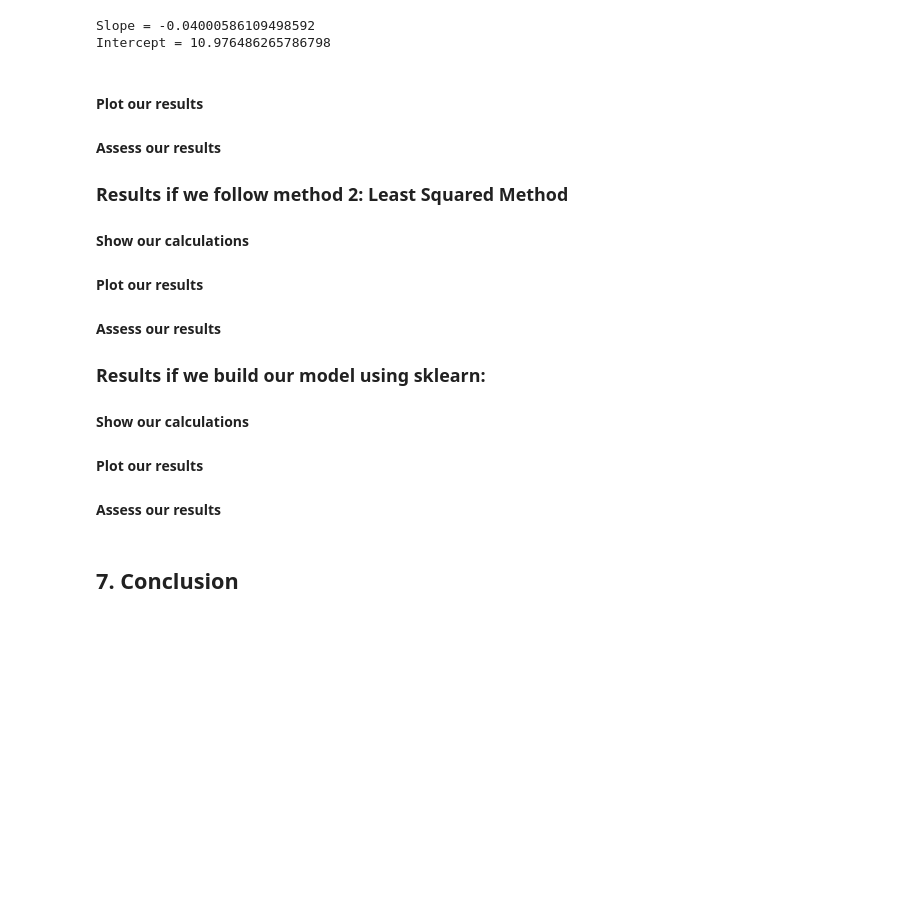
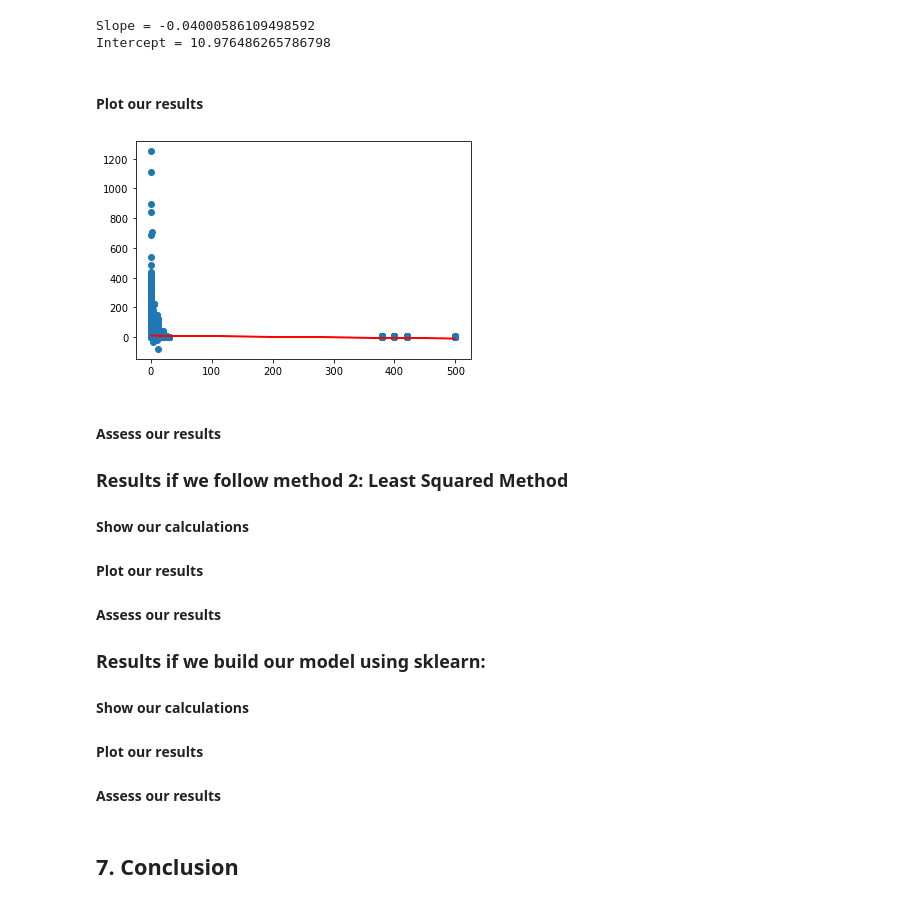
Before and after one commit to lkrump7/regression-apples-predict-api-template, a Jupyter notebook: Linear Regression team TS2.ipynb, the cells around one changed output. Cells and saved outputs as stored; diff of their text form; code cells hidden in the pictures; blank space fills up the shorter version.

Commit message:
added scatter plot and regression line

```diff
--- a/Linear Regression team TS2.ipynb
+++ b/Linear Regression team TS2.ipynb
@@ -266,8 +266,27 @@ print("Intercept = " + str(a))
 # %% [output]
 Slope = -0.04000586109498592
 Intercept = 10.976486265786798
+# %% [markdown]
+#### Plot our results
+# %%
+def gen_y(x_list, a, b):
+    y_gen = []
+    for x_i in x_list:
+        y_i = a + b*x_i
+        y_gen.append(y_i)
+
+    return(y_gen)
+
+y_gen2 = gen_y(X, a, b)
+
+plt.scatter(X, Y)
+plt.plot(X, y_gen2, color='red')
+plt.show()
+# %% [output]
+[figure, added]
 # %% [markdown]
-#### Plot our results
+
+
 #### Assess our results
 ### Results if we follow method 2: Least Squared Method
 #### Show our calculations
```
